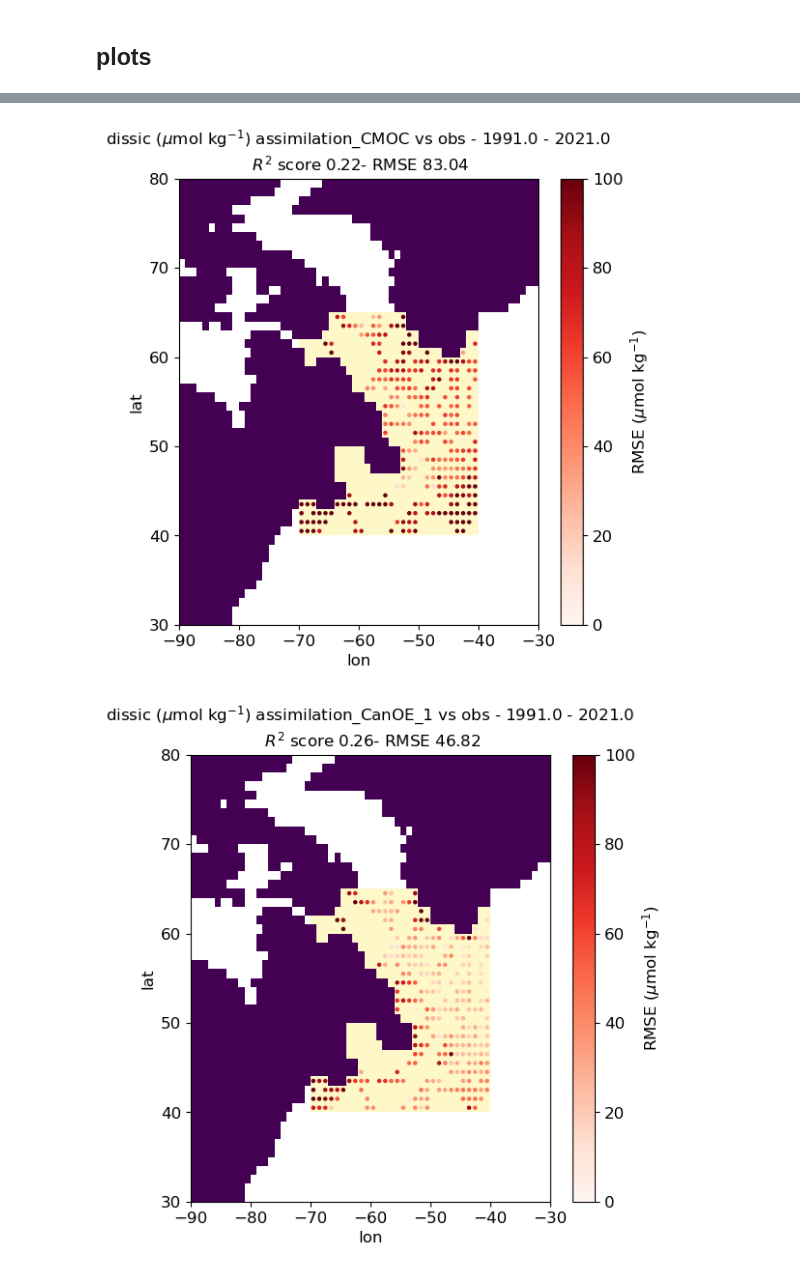
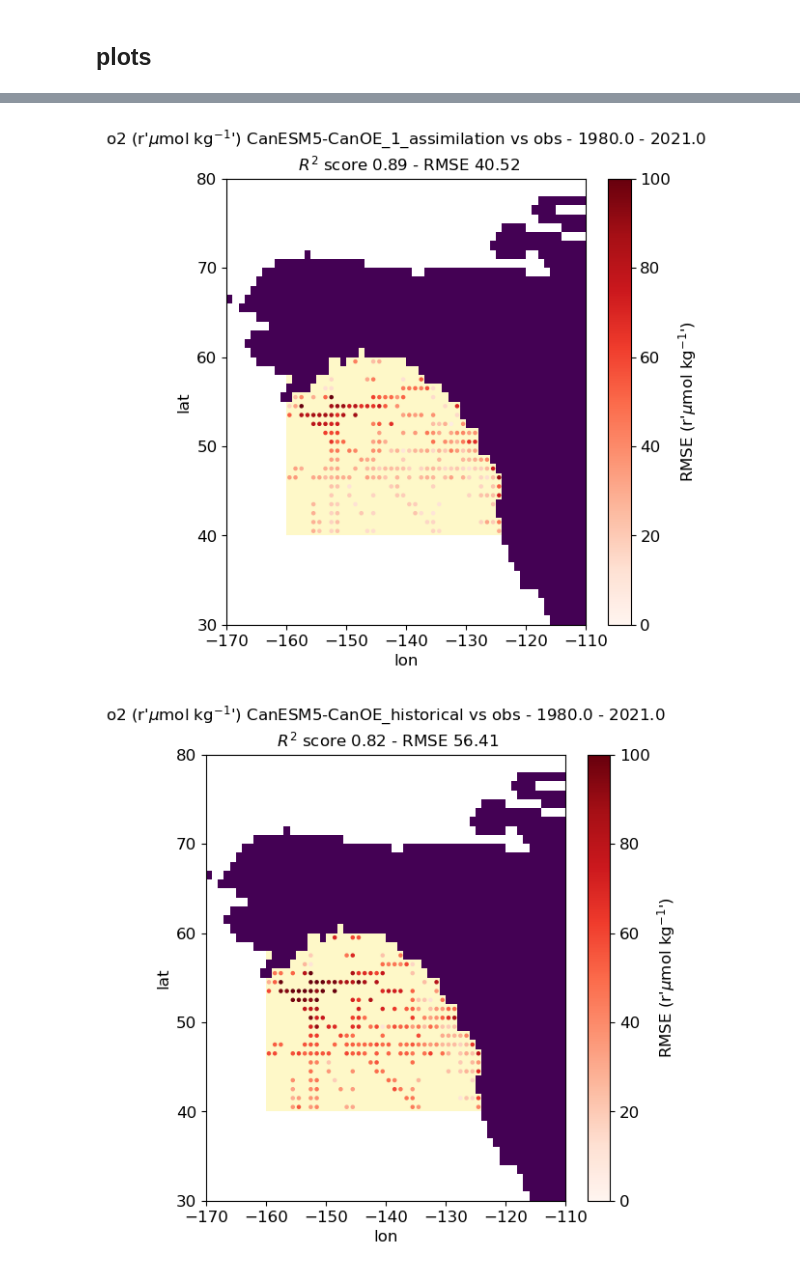
Before and after one commit to ParsaGooya/BGC_skill, a Jupyter notebook: GLODAP_notebooks/GLODAP_scatter_maps.ipynb, the cells around one changed output, grey strips where cells are left out. Drawn from its saved outputs; the diff is of its cells as text; code cells hidden in the pictures.

```diff
--- a/GLODAP_notebooks/GLODAP_scatter_maps.ipynb
+++ b/GLODAP_notebooks/GLODAP_scatter_maps.ipynb
@@ -46,17 +45,17 @@ data_directory = '/space/hall7/sitestore/eccc/crd/cccma/users/rpg002/data'
 assimilation_BGC_run_id = None
 CanOE_assimilation_BGC_run_id = 1
 
-var_list = [ 'dissic', 'so'] #,'talk','dissic', 'no3',  'silicate', 'po4']
+var_list = [ 'dissic', 'o2'] #,'talk','dissic', 'no3',  'silicate', 'po4']
 experiment_list = ['observation','assimilation', 'historical']
 model_list = ['CanESM5', 'CanESM5-CanOE']
 obs_source = 'GLODAP'  ## this could be a dictionary for each variable as they might have different sources.
 
 biomes_to_show = ['NEP']
-silicate_climatologes_dirs =  '/space/hall7/sitestore/eccc/crd/cccma/users/rpg002/data/silicate/model/CanESM_silicate_climatology_1x1.nc'
-carbonate_var_list = ['saturation_aragonite_out', 'pH']
+carbonate_var_list = None# ['saturation_aragonite_out', 'pH']
 
-calculate_talk_dissic_diff = True
+calculate_talk_dissic_diff = False
 calculate_assimilation_historical_diff = False
+get_climatolgy = True
 # %% [markdown]
 ### Data Loading
 # %%
@@ -122,7 +119,9 @@ climatology = True
 # %%
-dataframe_dict_biome = write_model_obs_data_to_dataframe(data_em_dicts,
+dataframe_dict_biome, dict_clim_data = write_model_obs_data_to_dataframe(data_em_dicts,
                                                       regional_biomes,
                                                       min_count = 1,
-                                                      model_lev_bounds = model_lev_bounds)
+                                                      model_lev_bounds = model_lev_bounds,
+                                                      model_levels = model_levels,
+                                                      get_climatolgy = get_climatolgy)
 # %% [output]
 NEP:
@@ -136,7 +130,7 @@ NEP:
 # %%
 if carbonate_var_list is not None:
     for biome in dataframe_dict_biome:
-        dataframe_dict_biome[biome] = infer_carbonate_chemistry(dataframe_dict_biome[biome], carbonate_var_list, silicate_climatologes_dirs)
+        dataframe_dict_biome[biome] = infer_carbonate_chemistry(dataframe_dict_biome[biome], carbonate_var_list)
 # %%
 if calculate_talk_dissic_diff:
     for biome in dataframe_dict_biome:
@@ -199,5 +193,5 @@ from modules.plotting.scatter_maps import *
 # %%
-boundaries_dict_idx = { 'NEP' :  dict( lat_min_to_show = 120,
+plot_boundaries_dict = { 'NEP' :  dict( lat_min_to_show = 120,
                         lat_max_to_show = 170,
                         lon_min_to_show = 10,
                         lon_max_to_show = 70),
@@ -243,33 +237,34 @@ if point_somparison:
 # %%
-if point_somparison:
-    model = 'CanESM5'
-    var = 'dissic'
-    biome_tp = 'NWA'
+var = 'o2'
 
+model_experiment = ['CanESM5-CanOE assimilation' , 'CanESM5-CanOE historical']
+biome_tp = 'NEP'
+figsize = (6,5)
 
-    dataframe = dataframe_dict_biome
-    ds_list = ['assimilation_CMOC', assimilation_CanOE, 'historical_CMOC', 'historical_CanOE']
+depth = None
+dataframe = dataframe_dict_biome[biome_tp]
+ds_list = experiment_finder(dataframe[var], model_experiment)
 
-
-
-    spatial_maps(biome_tp, mask_ocean[model], mask_Canadian_oceans, dataframe, var, ds_list,  units=units, boundaries_dict=boundaries_dict,
-                        ref_ds = 'obs',
-                        # outlier_var = 1000,
-                        figsize = (6,6),
-                            fontsize = 20,
-                            lat_min_to_show = boundaries_dict_idx[biome_tp]['lat_min_to_show'],
-                            lat_max_to_show = boundaries_dict_idx[biome_tp]['lat_max_to_show'],
-                            lon_min_to_show = boundaries_dict_idx[biome_tp]['lon_min_to_show'],
-                            lon_max_to_show = boundaries_dict_idx[biome_tp]['lon_max_to_show'],
-                            vmin = 0,
-                            vmax = 100,
-                            cmap = 'Reds',
-                            s = 5,
-                        plot_rmse = True,
-                        plot_r2 = False,
-                        plot_count = False,
-                        calculate_rmse = True,
-                        calculate_r2 = True)
+spatial_maps(mask_ocean_surface,
+            regional_biomes[biome_tp],
+            dataframe,
+            var,
+            ds_list,
+            units=units,
+            ref_ds = 'obs',
+            figsize = (6,6),
+            fontsize = 20,
+            lat_min_to_show = plot_boundaries_dict[biome_tp]['lat_min_to_show'],
+            lat_max_to_show = plot_boundaries_dict[biome_tp]['lat_max_to_show'],
+            lon_min_to_show = plot_boundaries_dict[biome_tp]['lon_min_to_show'],
+            lon_max_to_show = plot_boundaries_dict[biome_tp]['lon_max_to_show'],
+            vmin = 0,
+            vmax = 100,
+            cmap = 'Reds',
+            s = 5,
+            plot_rmse = True,
+            calculate_rmse = True,
+            calculate_r2 = True)
 # %% [output]
-[figure, old version]
+[figure, new version]
-[figure, old version]
+[figure, new version]
```
Also changed, not shown: parts of 13 cells of this notebook, 14 other files.
